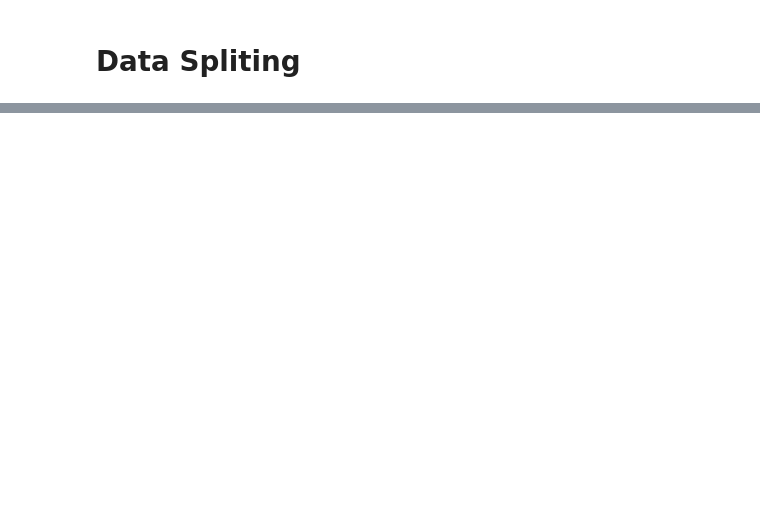
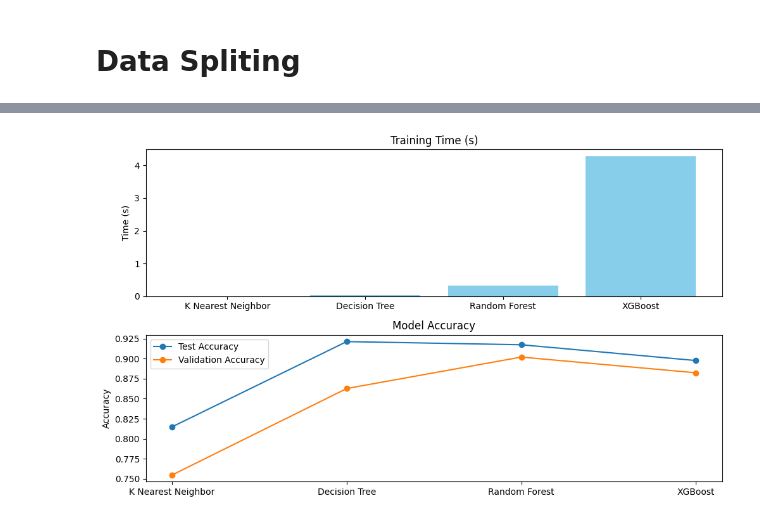
Before and after one commit to sin4ch/anomaly-based-IDS-using-ML, a Jupyter notebook: cicids-notebook.ipynb, the cells around one changed output, grey strips where cells are left out. Cells and saved outputs as stored; diff of their text form; code cells hidden in the pictures; blank space fills up the shorter version.

```diff
--- a/cicids-notebook.ipynb
+++ b/cicids-notebook.ipynb
@@ -205,0 +484,26 @@ Wall time: 7.92 s
+# %%
+import matplotlib.pyplot as plt
+
+models = df['Model'].tolist()
+training_time = df['Training Time (s)'].tolist()
+test_accuracy = df['Test Accuracy'].tolist()
+validation_accuracy = df['Validation Accuracy'].tolist()
+
+plt.figure(figsize=(10, 6))
+
+plt.subplot(2, 1, 1)
+plt.bar(models, training_time, color='skyblue')
+plt.title('Training Time (s)')
+plt.ylabel('Time (s)')
+
+plt.subplot(2, 1, 2)
+plt.plot(models, test_accuracy, marker='o', label='Test Accuracy')
+plt.plot(models, validation_accuracy, marker='o', label='Validation Accuracy')
+plt.title('Model Accuracy')
+plt.ylabel('Accuracy')
+plt.legend()
+
+plt.tight_layout()
+plt.show()
+# %% [output]
+[figure, added]
```
Also changed, not shown: parts of 43 cells of this notebook.
